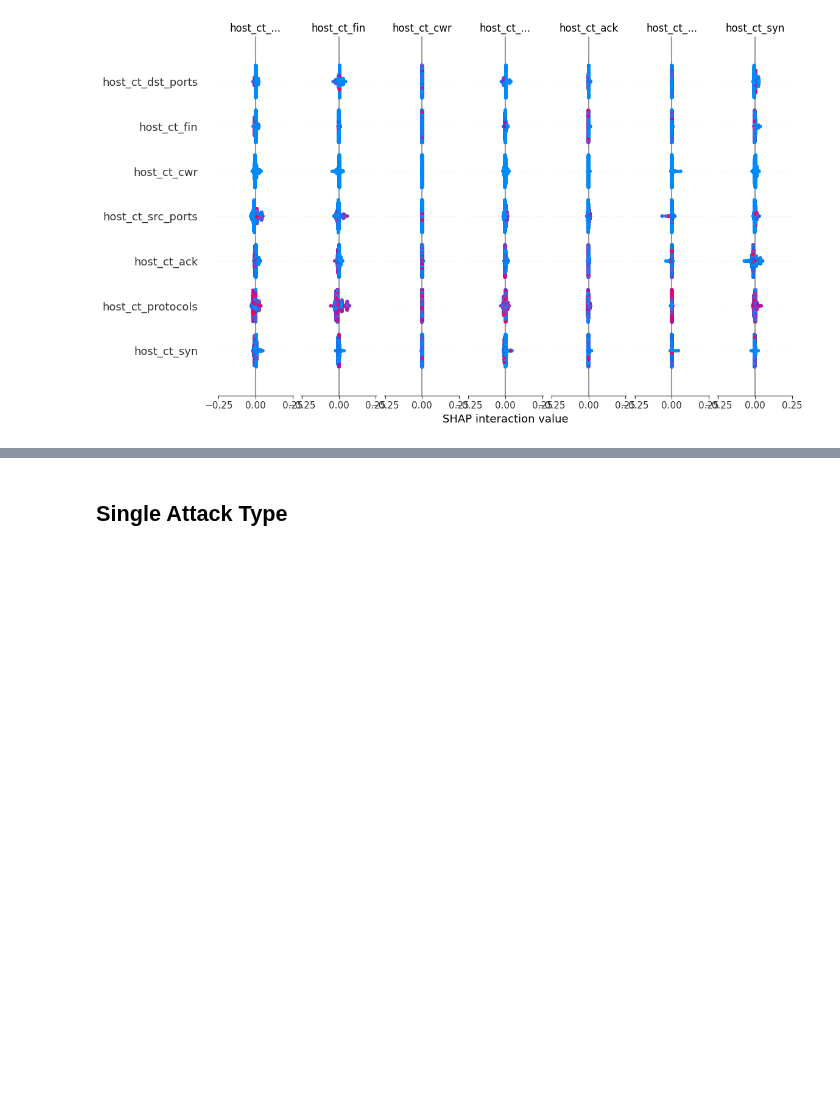
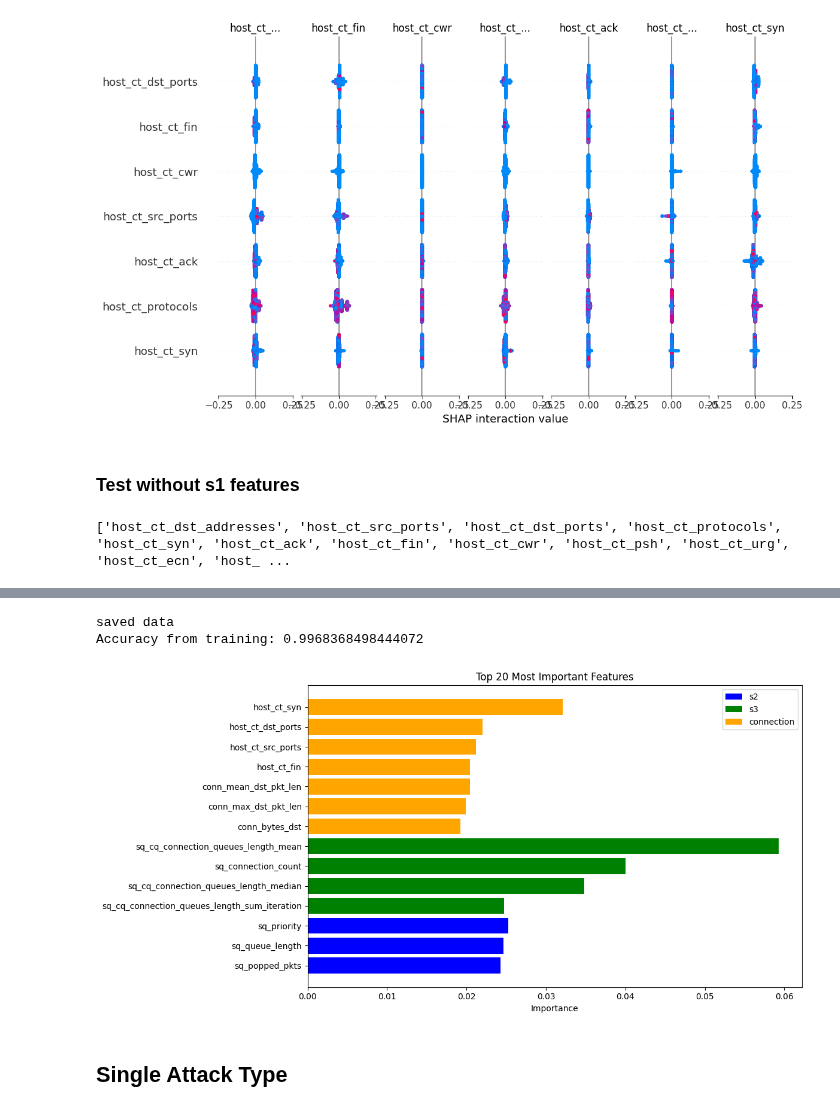
Before and after one commit to JannisMeyer/HSP_IDS, a Jupyter notebook: parquet.ipynb, the cells around one changed output, grey strips where cells are left out. Cells and saved outputs as stored; diff of their text form; code cells hidden in the pictures; blank space fills up the shorter version.

Commit message:
trained rfc without s1 features

```diff
--- a/parquet.ipynb
+++ b/parquet.ipynb
@@ -239,3 +244,43 @@ shap.summary_plot(shap_values, test_fvs)
 [05-07-2025 12:09:29] [pypickle.pypickle] [INFO] Loading Pickle file: [/home/hsp252/Development/HSP_IDS/rfc_balanced.pkl]
 [figure]
 [figure]
+# %% [markdown]
+### Test without s1 features
+# %%
+# parquet_features = dp.ddb.query("SELECT *" \
+#                                 "FROM '/home/hsp252/Development/benign/benign_normal_1_final.parquet'" \
+#                                 "LIMIT 1").df().columns.tolist()
+# csv_features = s1_features + s2_features + s3_features + connection_features
+# diff = set(csv_features) - set(parquet_features)
+# print(diff)
+# train and save rfc
+train_fvs, train_labels = dp.get_fvs_from_parquet(parquet_paths=parquet_paths,
+                                                NR_ELEMENTS=NR_MIN_ELEMENTS_IN_ALL_FILES,
+                                                attack_types=attack_types,
+                                                all_samples=False)
+
+train_fvs = train_fvs.loc[:, ~train_fvs.columns.isin(s1_features)]
+print(train_fvs.columns.to_list())
+
+best_rfc, best_params_before, predictions, accuracy, feature_importances = dl.rfc(train_fvs, train_labels)
+dl.save_to_pickle(best_rfc, '/home/hsp252/Development/HSP_IDS/rfc_without_s1.pkl')
+print(f"Accuracy from training: {accuracy}")
+
+# test_confusion_matrix = dl.confusion_matrix(labels=attack_types, y_true=test_labels, y_pred=test_predictions)
+# print(f"Confusion Matrix:\n{test_confusion_matrix}")
+
+# get important features from training data
+feature_importance_df = dp.pd.DataFrame({'feature': train_fvs.columns, 'importance': feature_importances})
+feature_importance_df = feature_importance_df.sort_values(by='importance', ascending=False)
+important_features = feature_importance_df['feature'][:20][::-1].to_numpy()
+important_features_values = feature_importance_df['importance'][:20][::-1].to_numpy()
+
+# plot feature importances
+dp.plot_feature_importances(important_features,
+                            important_features_values,
+                            s1_features,
+                            s2_features,
+                            s3_features,
+                            connection_features)
+# %% [output]
+['host_ct_dst_addresses', 'host_ct_src_ports', 'host_ct_dst_ports', 'host_ct_protocols', 'host_ct_syn', 'host_ct_ack', 'host_ct_fin', 'host_ct_cwr', 'host_ct_psh', 'host_ct_urg', 'host_ct_ecn', 'host_ ...
@@ -242,3 +288,6 @@ shap.summary_plot(shap_values, test_fvs)
+saved data
+Accuracy from training: 0.9968368498444072
+[figure, added]
 # %% [markdown]
 ## Single Attack Type
 # %% [markdown]
```
Also changed, not shown: parts of 9 cells of this notebook, 2 other files.
